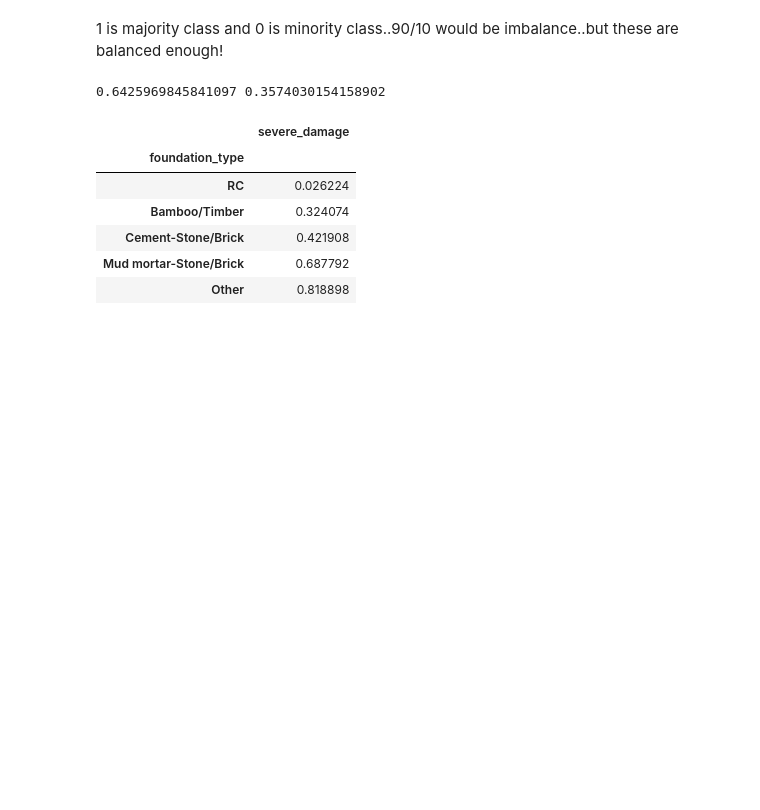
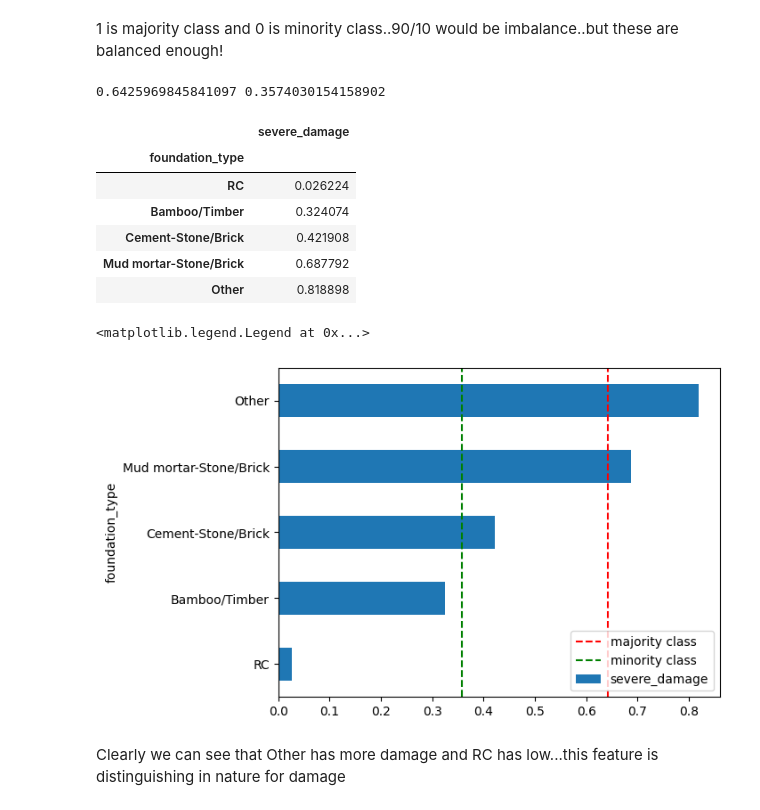
Before and after one commit to programmer-shark/earthquake-damage-prediction-model, a Jupyter notebook: 042-logistic-regression.ipynb, the cells around one changed output. Drawn from its saved outputs; the diff is of its cells as text; code cells hidden in the pictures; blank space fills up the shorter version.

Commit message:
vert bar on pivot table to establish the foundation_type and damage relationship

```diff
--- a/042-logistic-regression.ipynb
+++ b/042-logistic-regression.ipynb
@@ -260,3 +260,19 @@ foundation_pivot
 | Cement-Stone/Brick | 0.421908 |
 | Mud mortar-Stone/Brick | 0.687792 |
 | Other | 0.818898 |
+# %%
+# Plot bar chart of `foundation_pivot`
+# Create pivot table
+foundation_pivot.plot(kind="barh")
+plt.axvline(
+    majority_class_prop, linestyle="--", color="red", label="majority class"
+)
+plt.axvline(
+    minority_class_prop, linestyle="--", color="green", label="minority class"
+)
+plt.legend(loc="lower right")
+# %% [output]
+<matplotlib.legend.Legend at 0x...>
+[figure, added]
+# %% [markdown]
+Clearly we can see that Other has more damage and RC has low...this feature is distinguishing in nature for damage
```
